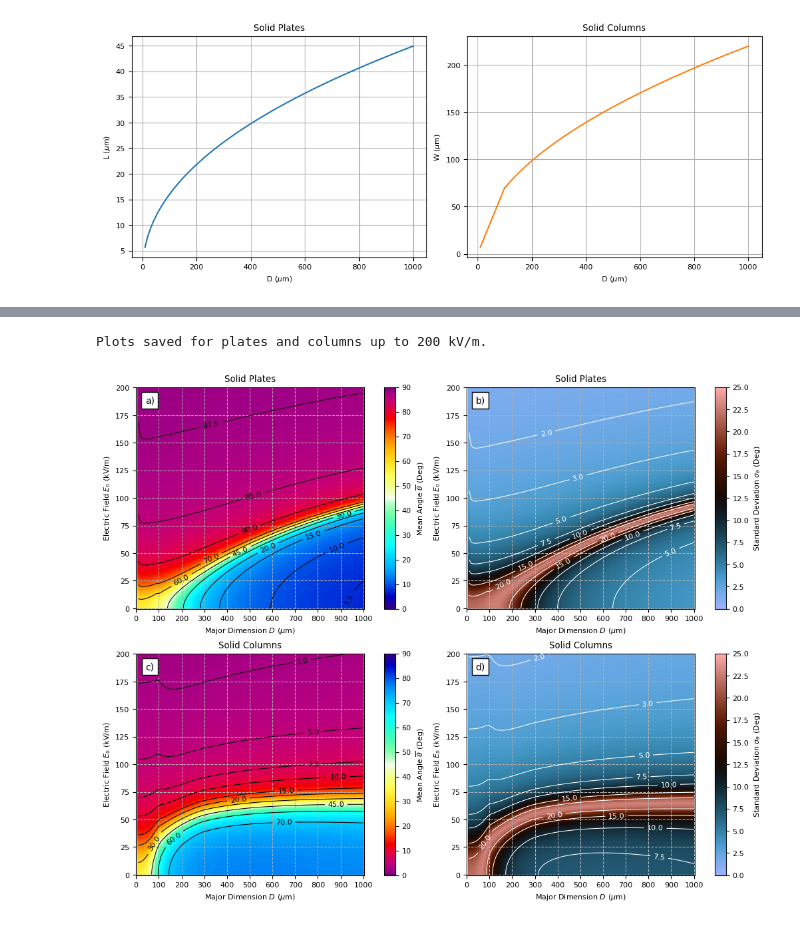
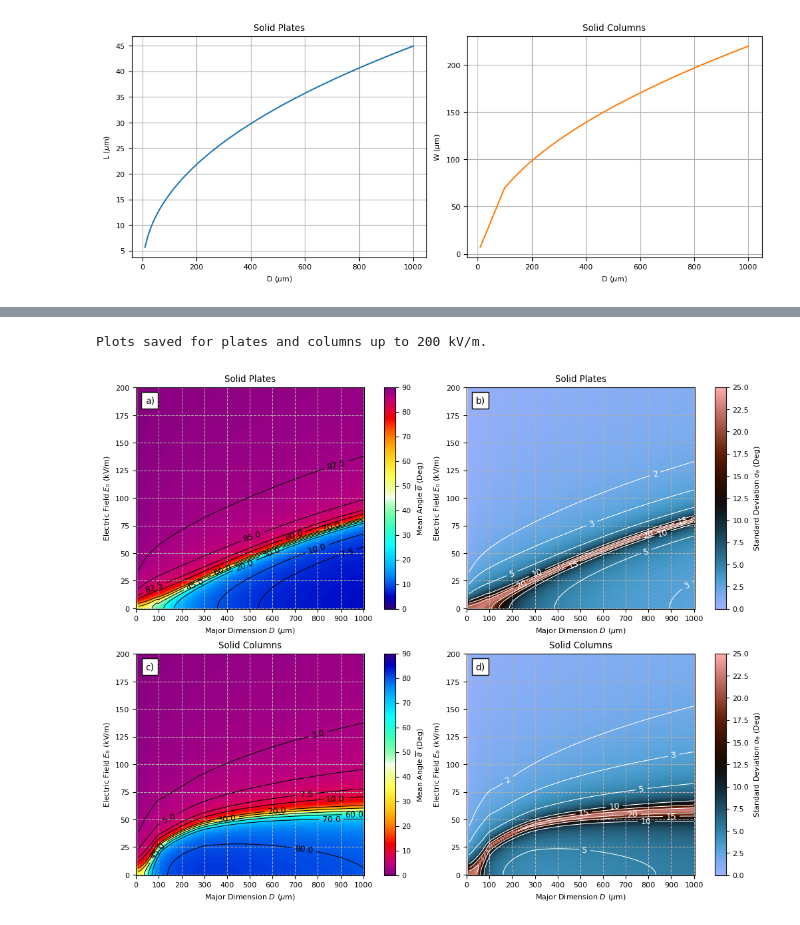
Before and after one commit to goedeTDS/JAMC2025, a Jupyter notebook: tmatrix.ipynb, the cells around one changed output, grey strips where cells are left out. Drawn from its saved outputs; the diff is of its cells as text; code cells hidden in the pictures.

```diff
--- a/tmatrix.ipynb
+++ b/tmatrix.ipynb
@@ -273,8 +273,8 @@ mass_t = []
 ratio = []
 
 # defining a few important values
-T = 273-15 #air temperature
-rho_air = 0.69 # air density
+T = 273-58.79803921568627 #air temperature
+rho_air = 0.19741755521127075 # air density
 mu_air = air_dynamic_viscosity(T) # dynamic viscosity
 g = 9.81 # gravity acceleration
 epsilon_0 = 8.854e-12 # vaccum permittivity
@@ -681,10 +681,10 @@ def get_stats_final_geometrical(D_microns, E_kVm, mode = 'plate'):
         PA = 1/16*rho_air*np.pi*V_t**2*D_eq**3*C_T
 
     # Optimal fit
-    K_base = 5e-14
+    K_base = 1.5e-14
     D_0 = 500.0 # microns
     K_brownian = kb * T
-    n = 3
+    n = 3.5
 
     # This ensures K_e is exactly kb*T at 10um
     K_eff = K_base * (D_microns / D_0)**n
@@ -733,46 +733,46 @@ for mode in ['plate', 'column']:
 fig, axs = plt.subplots(2, 2, figsize=(10, 8), constrained_layout = True)
 
 c1 = axs[0,0].pcolormesh(D_grid, E_grid, mean_grid_plates, shading='auto', cmap=cmaps.NCV_jaisnd, vmin = 0, vmax = 90)
-c11 = axs[0,0].contour(D_grid, E_grid, mean_grid_plates, levels = [3, 5, 7.5, 10, 15, 20, 30, 45, 60, 70, 80, 85, 87.5], colors = 'k', linewidths = 0.75)
-axs[0,0].clabel(c11)
+c11 = axs[0,0].contour(D_grid, E_grid, mean_grid_plates, levels = [3, 5, 7.5, 10, 20, 30, 45, 60, 70, 80, 82.5, 85, 87.5], colors = 'k', linewidths = 0.75)
+axs[0,0].clabel(c11, fontsize = 9)
 axs[0,0].set_title(r'Solid Plates')
 axs[0,0].set_xlabel(r'Major Dimension $D$ ($\mu$m)')
 axs[0,0].set_ylabel(r'Electric Field $E_0$ (kV/m)')
 fig.colorbar(c1, ax=axs[0,0], label=r'Mean Angle $\overline{\theta}$ (Deg)')
 
 c2 = axs[0,1].pcolormesh(D_grid, E_grid, std_grid_plates, shading='auto', cmap=colormaps.berlin, vmin = 0, vmax=25)
-c22 = axs[0,1].contour(D_grid, E_grid, std_grid_plates, levels = [0, 2, 3, 5, 7.5, 10, 15, 20, 25], colors = 'w', linewidths = 0.75)
-axs[0,1].clabel(c22)
+c22 = axs[0,1].contour(D_grid, E_grid, std_grid_plates, levels = [0, 2, 3, 5, 10, 15, 20, 25], colors = 'w', linewidths = 0.75)
+axs[0,1].clabel(c22, fontsize = 9)
 axs[0,1].set_title(r'Solid Plates')
 axs[0,1].set_xlabel(r'Major Dimension $D$ ($\mu$m)')
 axs[0,1].set_ylabel(r'Electric Field $E_0$ (kV/m)')
 fig.colorbar(c2, ax=axs[0,1], label=r'Standard Deviation $\sigma_{\theta}$ (Deg)', ticks = np.arange(0, 27.5, 2.5))
 
 c3 = axs[1,0].pcolormesh(D_grid, E_grid, 90-mean_grid_columns, shading='auto', cmap=cmaps.NCV_jaisnd_r, vmin = 0, vmax = 90)
-c33 = axs[1,0].contour(D_grid, E_grid, gaussian_filter(90-mean_grid_columns,1), levels = [3, 5, 7.5, 10, 15, 20, 30, 45, 60, 70, 80, 85, 87.5], colors = 'k', linewidths = 0.75)
-axs[1,0].clabel(c33)
+c33 = axs[1,0].contour(D_grid, E_grid, gaussian_filter(90-mean_grid_columns,1), levels = [3, 5, 7.5, 10, 20, 30, 45, 60, 70, 80, 82.5, 85, 87.5], colors = 'k', linewidths = 0.75)
+axs[1,0].clabel(c33, fontsize = 9)
 axs[1,0].set_title(r'Solid Columns')
 axs[1,0].set_xlabel(r'Major Dimension $D$ ($\mu$m)')
 axs[1,0].set_ylabel(r'Electric Field $E_0$ (kV/m)')
 fig.colorbar(c3, ax=axs[1,0], label=r'Mean Angle $\overline{\theta}$ (Deg)')
 
 c4 = axs[1,1].pcolormesh(D_grid, E_grid, std_grid_columns, shading='auto', cmap=colormaps.berlin, vmin = 0, vmax=25)
-c44 = axs[1,1].contour(D_grid, E_grid, gaussian_filter(std_grid_columns,1), levels = [0, 2, 3, 5, 7.5, 10, 15, 20, 25], colors = 'w', linewidths = 0.75)
-axs[1,1].clabel(c44)
+c44 = axs[1,1].contour(D_grid, E_grid, gaussian_filter(std_grid_columns,1), levels = [0, 2, 3, 5, 10, 15, 20, 25], colors = 'w', linewidths = 0.75)
+axs[1,1].clabel(c44, fontsize = 9)
 axs[1,1].set_title(r'Solid Columns')
 axs[1,1].set_xlabel(r'Major Dimension $D$ ($\mu$m)')
 axs[1,1].set_ylabel(r'Electric Field $E_0$ (kV/m)')
 fig.colorbar(c4, ax=axs[1,1], label=r'Standard Deviation $\sigma_{\theta}$ (Deg)', ticks = np.arange(0, 27.5, 2.5))
 
 l = ['a)', 'b)', 'c)', 'd)','e)', 'f)', 'g)', 'h)', 'i)', 'j)', 'k)', 'l)']
 for ax,l in zip(axs.ravel(),l):
     ax.annotate(l, xy = (0.08, 0.94), xycoords = 'axes fraction', ha = 'right', va = 'center', fontsize = 10, bbox={'facecolor':'white', 'clip_on':True}, zorder = 50)
     ax.grid(ls='--')
     ax.set_xticks(np.arange(0, 1100, 100))
 
 print("Plots saved for plates and columns up to 200 kV/m.")
 
-plt.savefig(f'orientation_200kvm.png')
+#plt.savefig(f'orientation_200kvm.png')
 # %% [output]
 Plots saved for plates and columns up to 200 kV/m.
-[figure, old version]
+[figure, new version]
```
Also changed, not shown: parts of 6 cells of this notebook, 1 other file.
